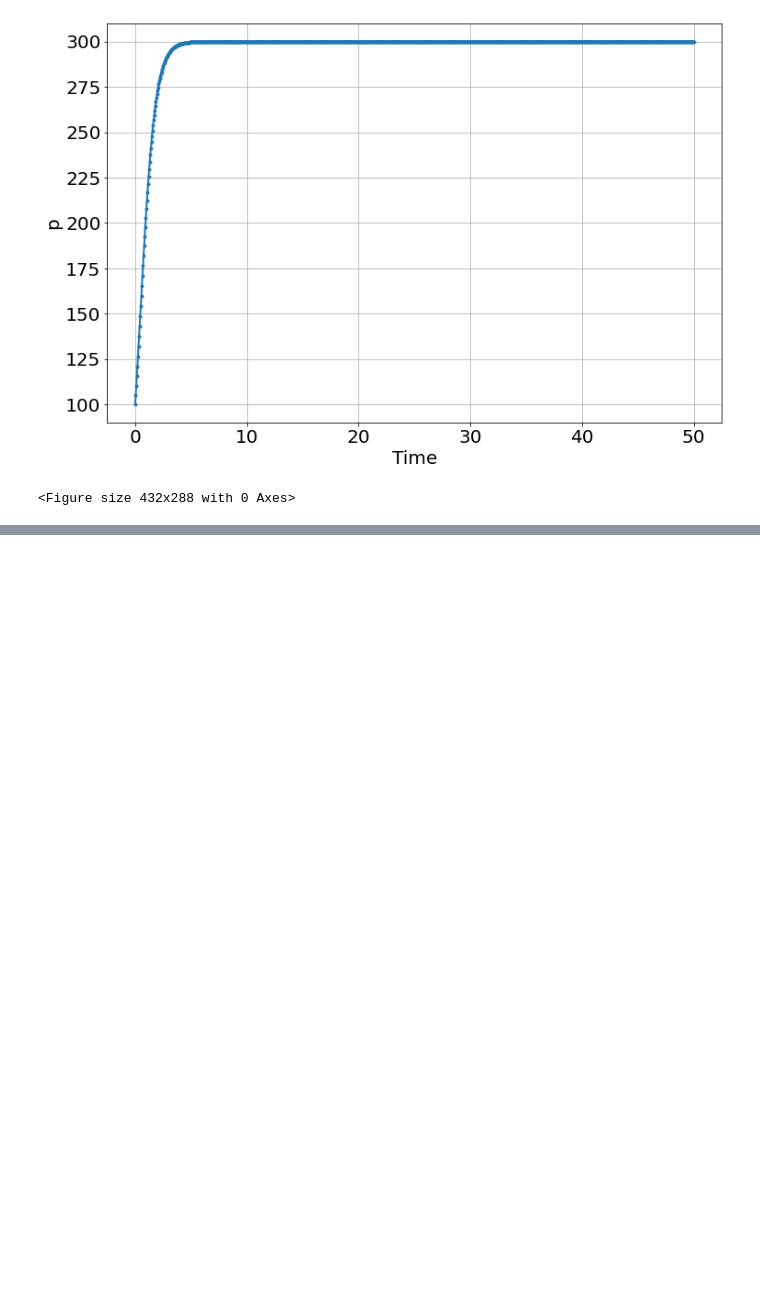
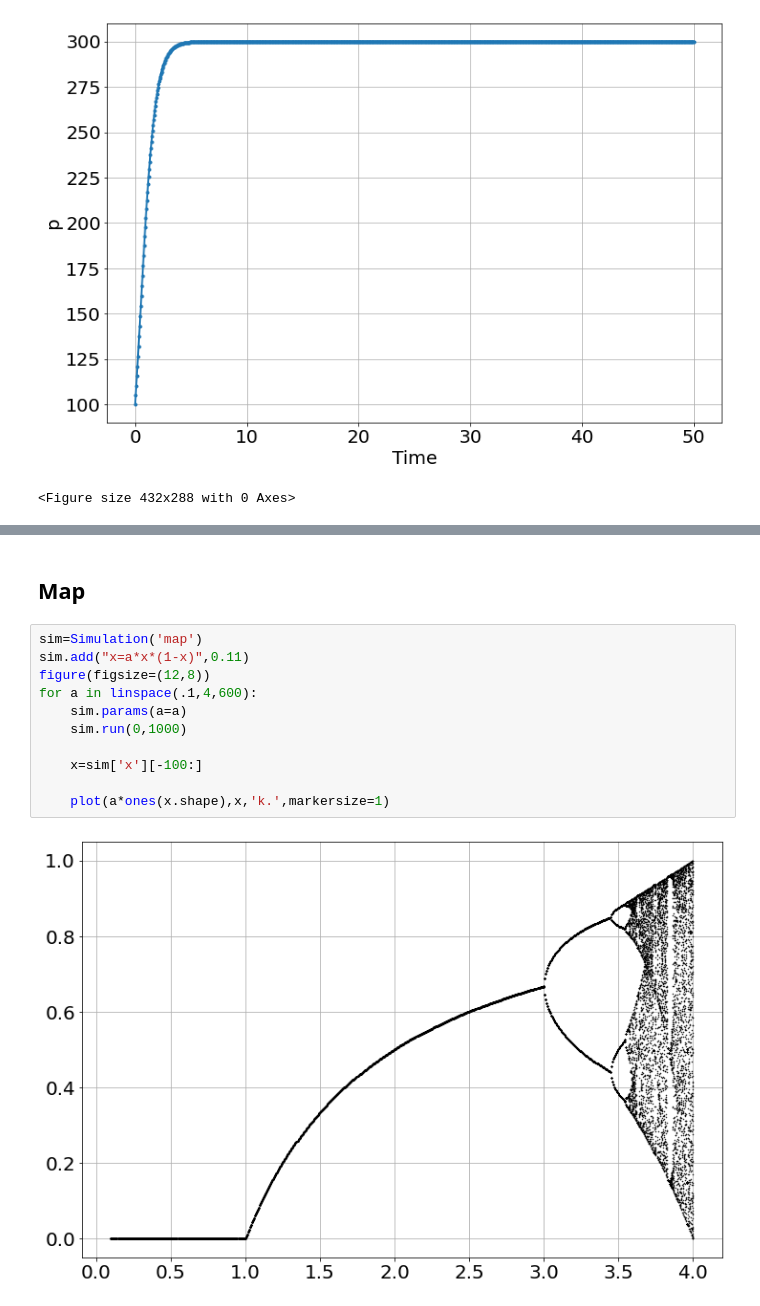
Before and after one commit to bblais/pyndamics3, a Jupyter notebook: 00_core.ipynb, the cells around one changed output, grey strips where cells are left out. Cells and saved outputs as stored; diff of their text form; blank space fills up the shorter version.

```diff
--- a/00_core.ipynb
+++ b/00_core.ipynb
@@ -1513,0 +1520,15 @@ sim.run(0,50)
+# %% [markdown]
+## Map
+# %%
+sim=Simulation('map')
+sim.add("x=a*x*(1-x)",0.11)
+figure(figsize=(12,8))
+for a in linspace(.1,4,600):
+    sim.params(a=a)
+    sim.run(0,1000)
+
+    x=sim['x'][-100:]
+
+    plot(a*ones(x.shape),x,'k.',markersize=1)
+# %% [output]
+[figure, added]
```
Also changed, not shown: parts of 10 cells of this notebook, 20 other files.
